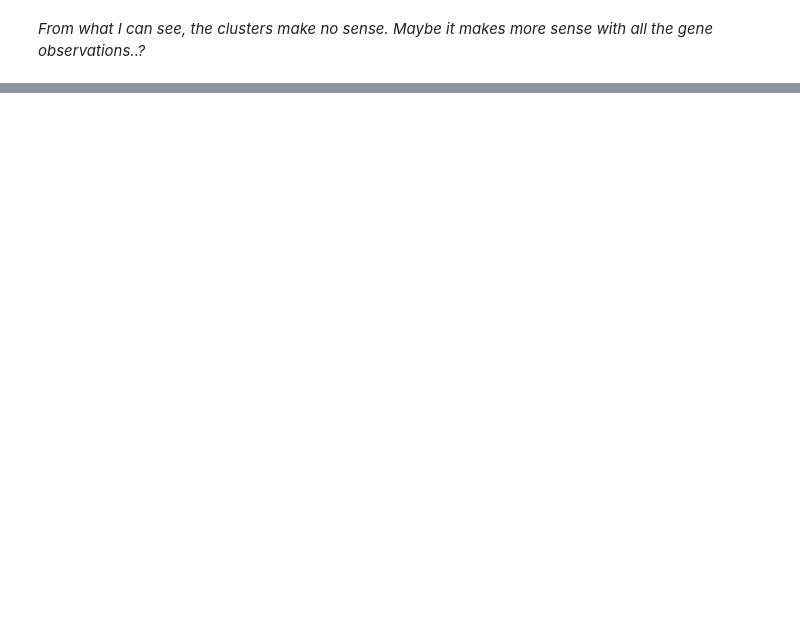
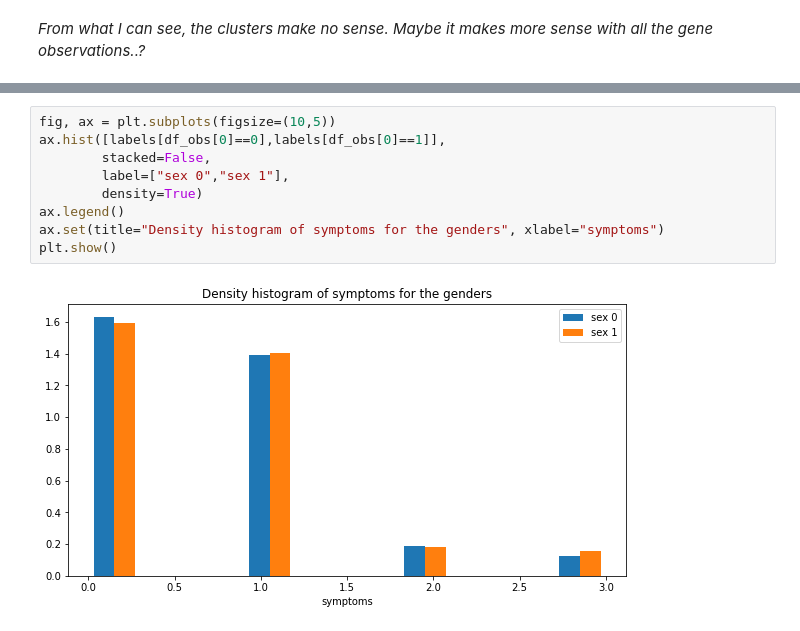
Before and after one commit to AdrianE92/ml-society-science, a Jupyter notebook: src/project-2/group9_part1.ipynb, the cells around one changed output, grey strips where cells are left out. Drawn from its saved outputs; the diff is of its cells as text; blank space fills up the shorter version.

```diff
--- a/src/project-2/group9_part1.ipynb
+++ b/src/project-2/group9_part1.ipynb
@@ -192,0 +216,11 @@ plt.show()
+# %%
+fig, ax = plt.subplots(figsize=(10,5))
+ax.hist([labels[df_obs[0]==0],labels[df_obs[0]==1]],
+        stacked=False,
+        label=["sex 0","sex 1"],
+        density=True)
+ax.legend()
+ax.set(title="Density histogram of symptoms for the genders", xlabel="symptoms")
+plt.show()
+# %% [output]
+[figure, added]
```
Also changed, not shown: parts of 18 cells of this notebook.
